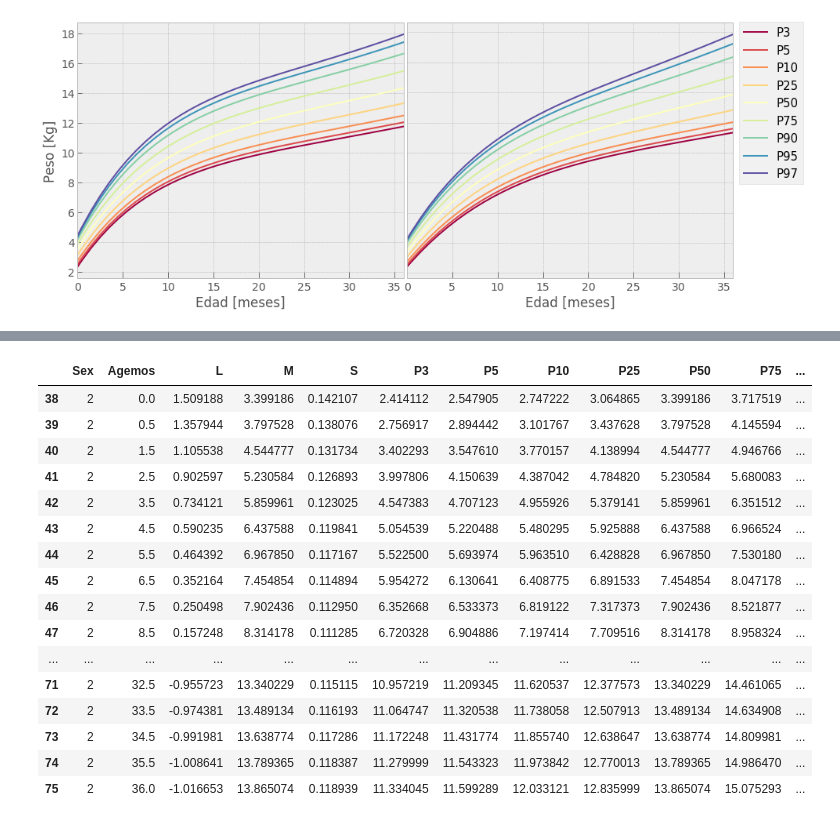
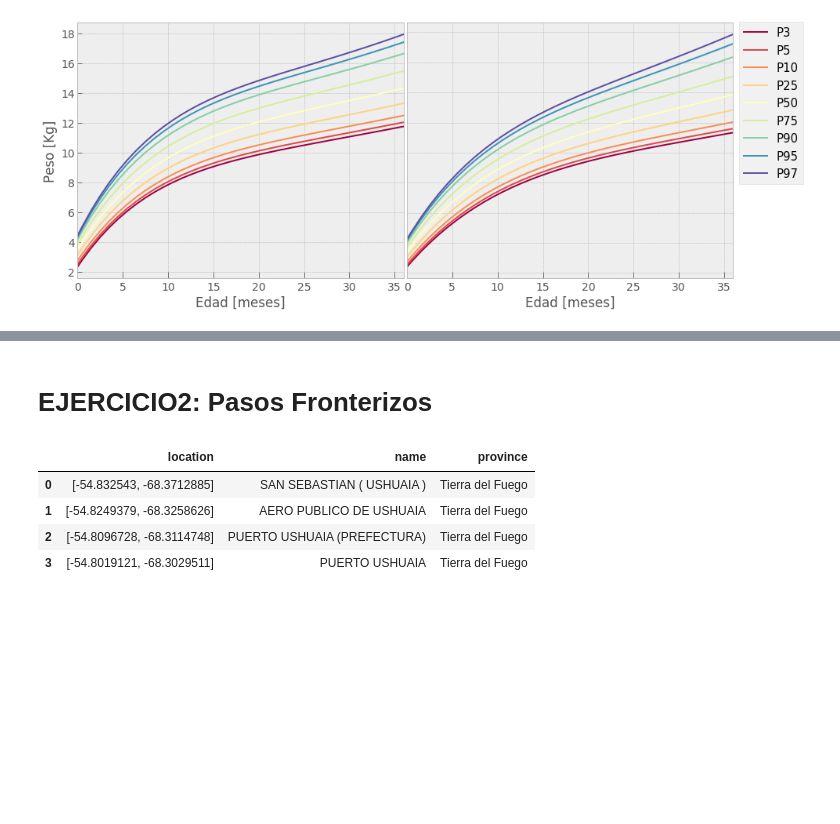
Before and after one commit to nair36/AnalisisYCuracion, a Jupyter notebook: AnalisisYCuracion_P1.ipynb, the cells around one changed output, grey strips where cells are left out. Cells and saved outputs as stored; diff of their text form; code cells hidden in the pictures; blank space fills up the shorter version.

```diff
--- a/AnalisisYCuracion_P1.ipynb
+++ b/AnalisisYCuracion_P1.ipynb
@@ -86,20 +67,12 @@ pesos[pesos.Sex==1].set_index('Agemos')[percentiles]
-# %%
-pesos.loc[pesos.Sex==2]
-# %% [output]
-|  | Sex | Agemos | L | M | S | P3 | P5 | P10 | P25 | P50 | P75 | ... |
-| 38 | 2 | 0.0 | 1.509188 | 3.399186 | 0.142107 | 2.414112 | 2.547905 | 2.747222 | 3.064865 | 3.399186 | 3.717519 | ... |
-| 39 | 2 | 0.5 | 1.357944 | 3.797528 | 0.138076 | 2.756917 | 2.894442 | 3.101767 | 3.437628 | 3.797528 | 4.145594 | ... |
-| 40 | 2 | 1.5 | 1.105538 | 4.544777 | 0.131734 | 3.402293 | 3.547610 | 3.770157 | 4.138994 | 4.544777 | 4.946766 | ... |
-| 41 | 2 | 2.5 | 0.902597 | 5.230584 | 0.126893 | 3.997806 | 4.150639 | 4.387042 | 4.784820 | 5.230584 | 5.680083 | ... |
-| 42 | 2 | 3.5 | 0.734121 | 5.859961 | 0.123025 | 4.547383 | 4.707123 | 4.955926 | 5.379141 | 5.859961 | 6.351512 | ... |
-| 43 | 2 | 4.5 | 0.590235 | 6.437588 | 0.119841 | 5.054539 | 5.220488 | 5.480295 | 5.925888 | 6.437588 | 6.966524 | ... |
-| 44 | 2 | 5.5 | 0.464392 | 6.967850 | 0.117167 | 5.522500 | 5.693974 | 5.963510 | 6.428828 | 6.967850 | 7.530180 | ... |
-| 45 | 2 | 6.5 | 0.352164 | 7.454854 | 0.114894 | 5.954272 | 6.130641 | 6.408775 | 6.891533 | 7.454854 | 8.047178 | ... |
-| 46 | 2 | 7.5 | 0.250498 | 7.902436 | 0.112950 | 6.352668 | 6.533373 | 6.819122 | 7.317373 | 7.902436 | 8.521877 | ... |
-| 47 | 2 | 8.5 | 0.157248 | 8.314178 | 0.111285 | 6.720328 | 6.904886 | 7.197414 | 7.709516 | 8.314178 | 8.958324 | ... |
-| ... | ... | ... | ... | ... | ... | ... | ... | ... | ... | ... | ... | ... |
-| 71 | 2 | 32.5 | -0.955723 | 13.340229 | 0.115115 | 10.957219 | 11.209345 | 11.620537 | 12.377573 | 13.340229 | 14.461065 | ... |
-| 72 | 2 | 33.5 | -0.974381 | 13.489134 | 0.116193 | 11.064747 | 11.320538 | 11.738058 | 12.507913 | 13.489134 | 14.634908 | ... |
-| 73 | 2 | 34.5 | -0.991981 | 13.638774 | 0.117286 | 11.172248 | 11.431774 | 11.855740 | 12.638647 | 13.638774 | 14.809981 | ... |
-| 74 | 2 | 35.5 | -1.008641 | 13.789365 | 0.118387 | 11.279999 | 11.543323 | 11.973842 | 12.770013 | 13.789365 | 14.986470 | ... |
-| 75 | 2 | 36.0 | -1.016653 | 13.865074 | 0.118939 | 11.334045 | 11.599289 | 12.033121 | 12.835999 | 13.865074 | 15.075293 | ... |
+# %% [markdown]
+# EJERCICIO2: Pasos Fronterizos
+# %%
+url = 'https://raw.githubusercontent.com/Eugenia27/AnalisisYCuracion/master/input/pasos.json'
+pasosFronterizos = pd.read_json(url)
+pasosFronterizos.head(4)
+# %% [output]
+|  | location | name | province |
+| 0 | [-54.832543, -68.3712885] | SAN SEBASTIAN ( USHUAIA ) | Tierra del Fuego |
+| 1 | [-54.8249379, -68.3258626] | AERO PUBLICO DE USHUAIA | Tierra del Fuego |
+| 2 | [-54.8096728, -68.3114748] | PUERTO USHUAIA (PREFECTURA) | Tierra del Fuego |
+| 3 | [-54.8019121, -68.3029511] | PUERTO USHUAIA | Tierra del Fuego |
```
Also changed, not shown: parts of 4 cells of this notebook.
